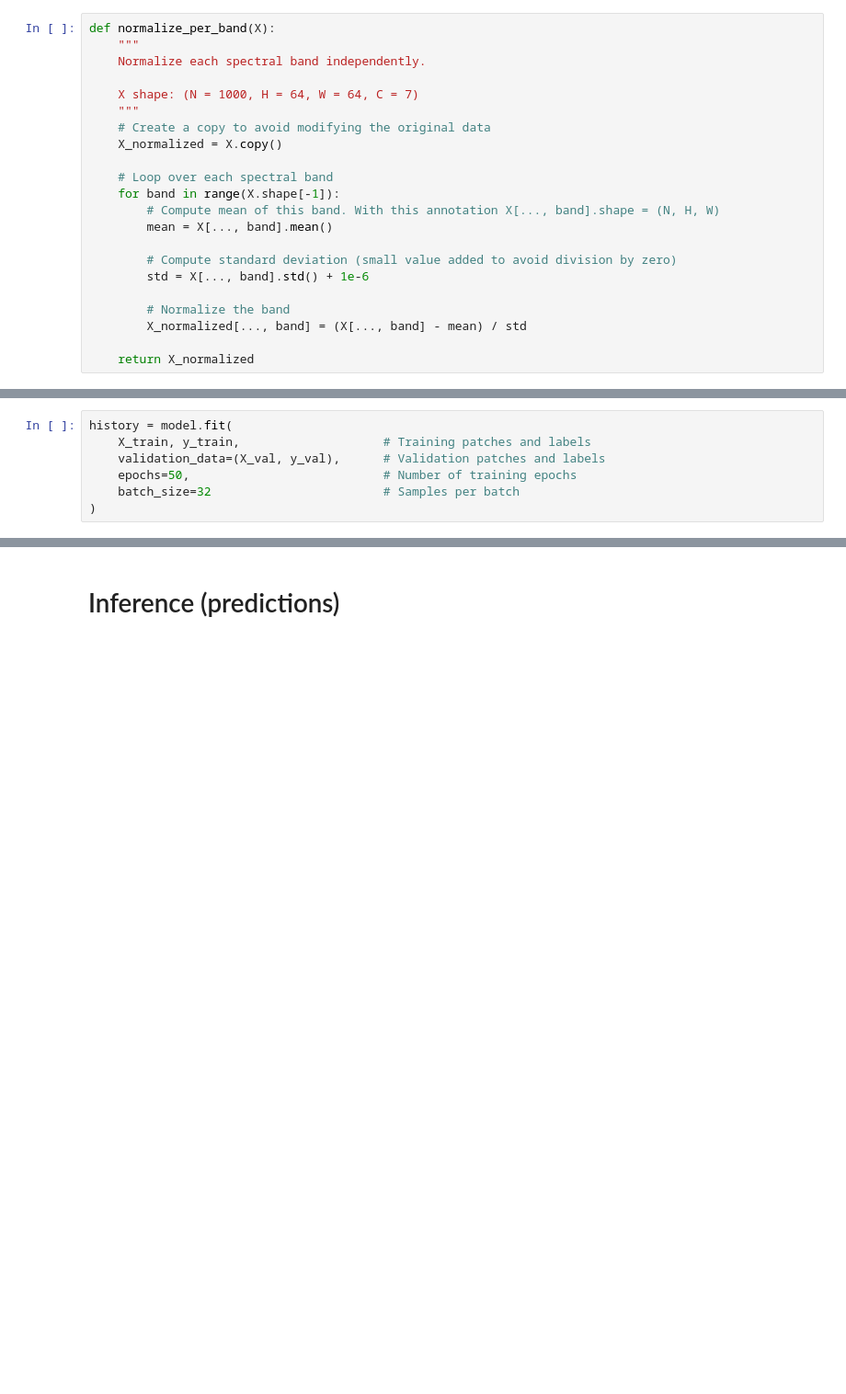
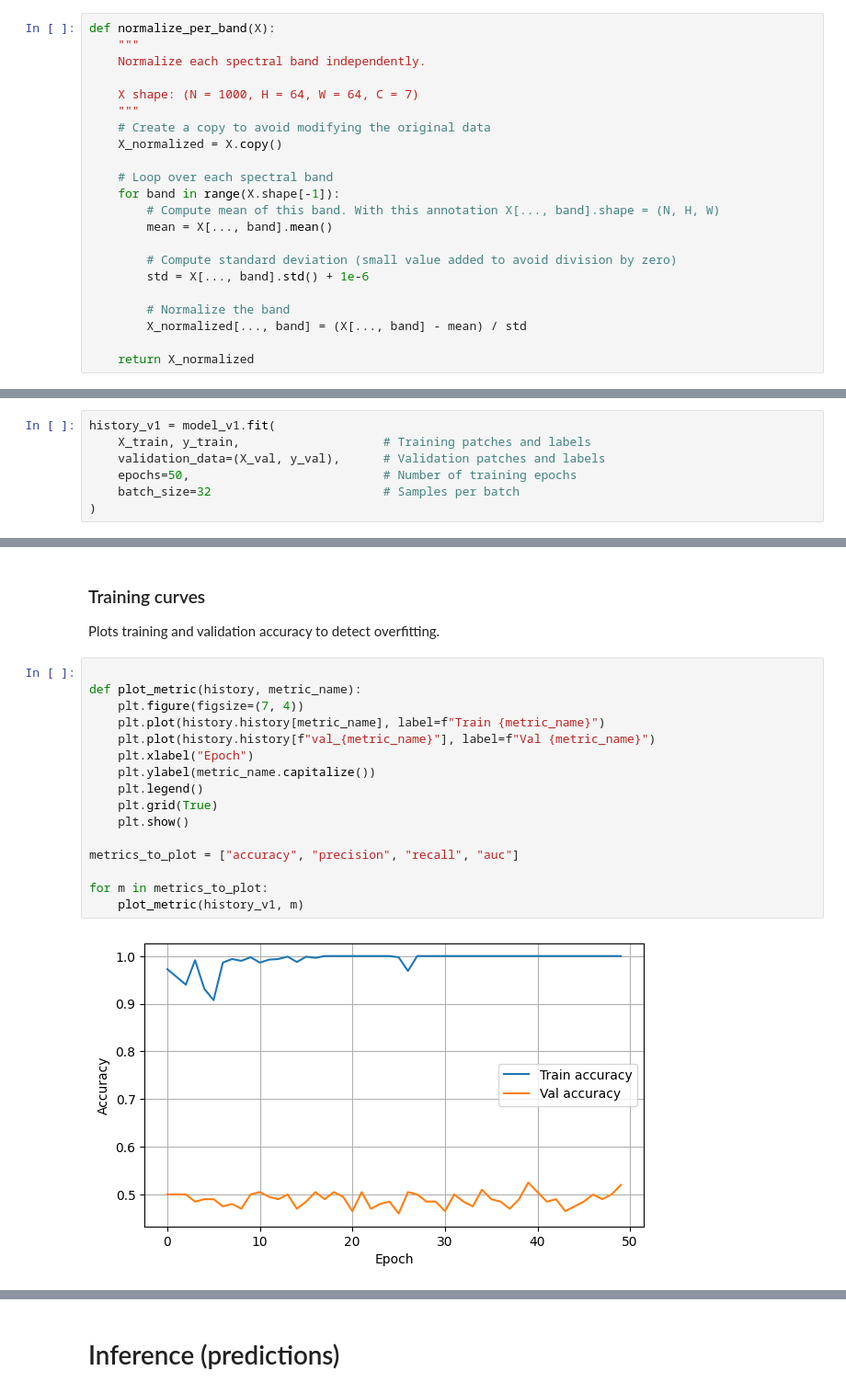
Before and after one commit to ANadalCardenas/attention, a Jupyter notebook: wildfire_model_version_1.ipynb, the cells around one changed output, grey strips where cells are left out. Shown at 92% size. Drawn from its saved outputs; the diff is of its cells as text; blank space fills up the shorter version.

```diff
--- a/wildfire_model_version_1.ipynb
+++ b/wildfire_model_version_1.ipynb
@@ -271,7 +104,0 @@ Fits the CNN to the training data and checks progress on validation data after e
-# %%
-history = model.fit(
-    X_train, y_train,                    # Training patches and labels
-    validation_data=(X_val, y_val),      # Validation patches and labels
-    epochs=50,                           # Number of training epochs
-    batch_size=32                        # Samples per batch
-)
@@ -354,0 +181,7 @@ plt.show()
+# %%
+history_v1 = model_v1.fit(
+    X_train, y_train,                    # Training patches and labels
+    validation_data=(X_val, y_val),      # Validation patches and labels
+    epochs=50,                           # Number of training epochs
+    batch_size=32                        # Samples per batch
+)
@@ -354,0 +206,22 @@ plt.show()
+# %% [markdown]
+### Training curves
+
+Plots training and validation accuracy to detect overfitting.
+# %%
+
+def plot_metric(history, metric_name):
+    plt.figure(figsize=(7, 4))
+    plt.plot(history.history[metric_name], label=f"Train {metric_name}")
+    plt.plot(history.history[f"val_{metric_name}"], label=f"Val {metric_name}")
+    plt.xlabel("Epoch")
+    plt.ylabel(metric_name.capitalize())
+    plt.legend()
+    plt.grid(True)
+    plt.show()
+
+metrics_to_plot = ["accuracy", "precision", "recall", "auc"]
+
+for m in metrics_to_plot:
+    plot_metric(history_v1, m)
+# %% [output]
+[figure, added]
```
Also changed, not shown: parts of 37 cells of this notebook.
